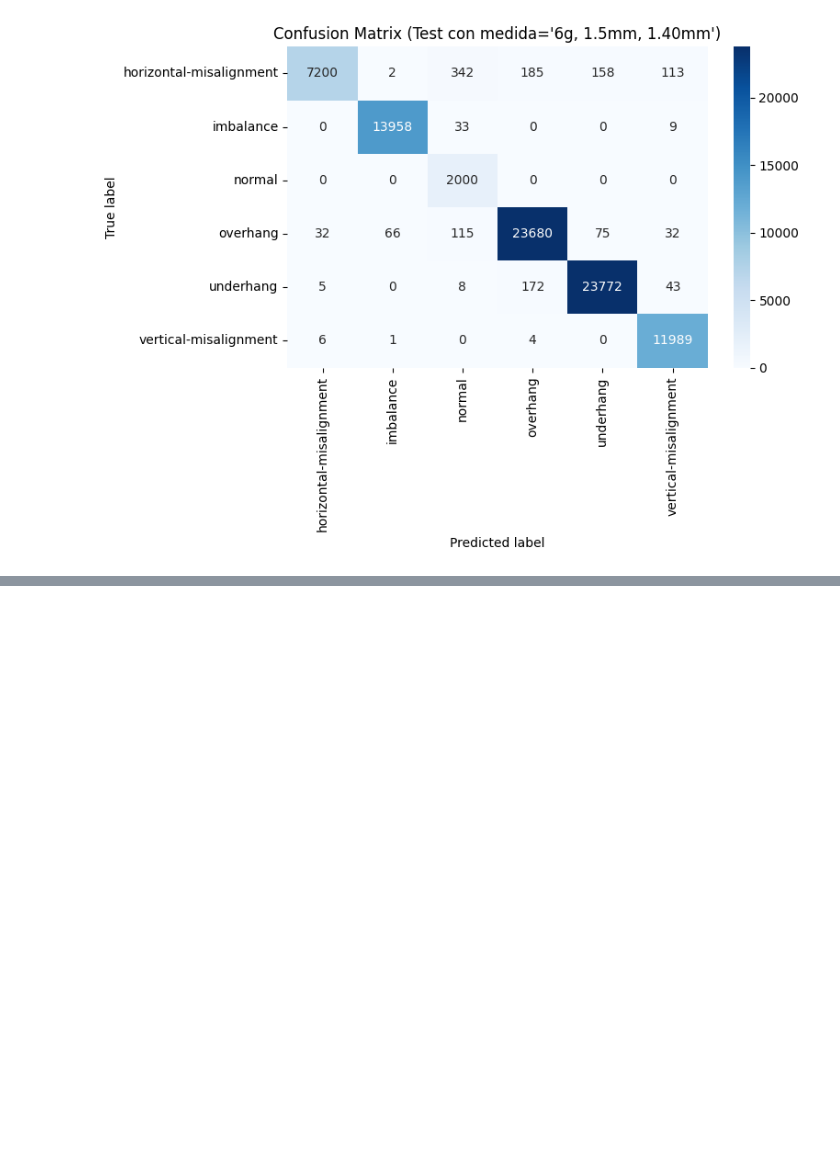
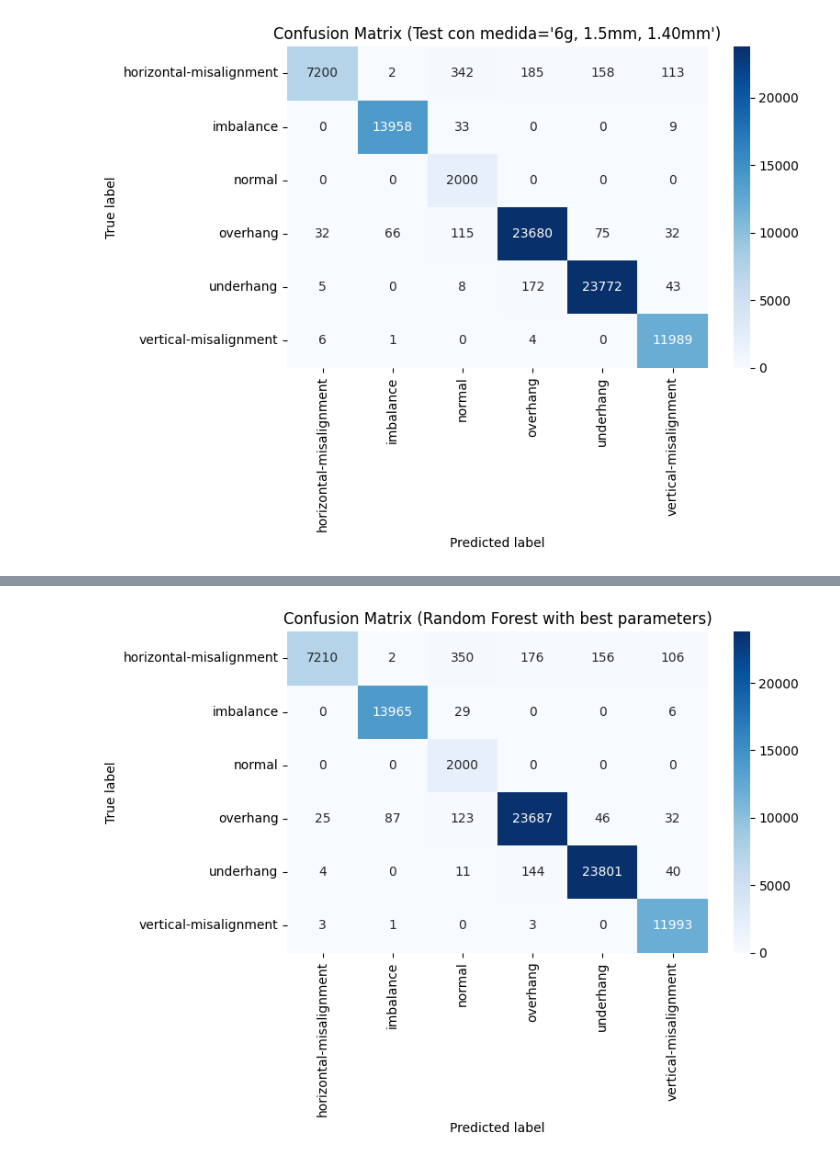
Before and after one commit to adriani94bil/Mantenimiento_Predictivo_PBL_grupo02, a Jupyter notebook: src/4_modelo_ML.ipynb, the cells around one changed output, grey strips where cells are left out. Cells and saved outputs as stored; diff of their text form; code cells hidden in the pictures; blank space fills up the shorter version.

Commit message:
baseline modelo, automatizacion modelos y ajuste de hipeparametros

```diff
--- a/src/4_modelo_ML.ipynb
+++ b/src/4_modelo_ML.ipynb
@@ -225,3 +225,78 @@ horizontal-misalignment       0.99      0.90      0.94      8000
               macro avg       0.96      0.98      0.97     84000
            weighted avg       0.98      0.98      0.98     84000
 [figure]
+# %%
+import pandas as pd
+from sklearn.ensemble import RandomForestClassifier
+from sklearn.model_selection import GridSearchCV
+from sklearn.metrics import accuracy_score, confusion_matrix, classification_report
+import seaborn as sns
+import matplotlib.pyplot as plt
+
+# Cargar el dataset
+df = pd.read_csv("ultimate.csv")
+
+# Selección de carpetas para entrenamiento y prueba
+df_train = df[(df["medida"] != "6g")]  # Para entrenar
+df_test  = df[(df["medida"] == "6g")]  # Para probar
+
+# Separar características y etiquetas
+X_train = df_train.drop(columns=["Hz", "medida", "Tipo"])
+y_train = df_train["Tipo"]
+
+X_test = df_test.drop(columns=["Hz", "medida", "Tipo"])
+y_test = df_test["Tipo"]
+
+# Función para ejecutar el modelo con GridSearchCV
+def run_classifier(model, param_grid, name):
+    # Búsqueda de hiperparámetros usando GridSearchCV
+    grid_search = GridSearchCV(estimator=model, param_grid=param_grid, cv=5, n_jobs=-1, verbose=1)
+    grid_search.fit(X_train, y_train)
+
+    print(f"Mejores parámetros para {name}: {grid_search.best_params_}")
+    best_model = grid_search.best_estimator_
+
+    # Predicciones y métricas
+    y_pred = best_model.predict(X_test)
+    acc = accuracy_score(y_test, y_pred)
+    cm = confusion_matrix(y_test, y_pred)
+    report = classification_report(y_test, y_pred)
+
+    print(f"Accuracy (test con 'medida' = 6g, '1.5mm', '1.40mm'): {acc:.2f}")
+    print("Matriz de Confusión:")
+    print(cm)
+    print("Reporte de Clasificación:")
+    print(report)
+
+    # Obtener todas las clases conocidas por el modelo
+    labels = sorted(best_model.classes_)  # Asegura incluir todas las clases del modelo
+
+    # Graficar la matriz de confusión
+    plt.figure(figsize=(8, 6))
+    sns.heatmap(
+        cm,
+        annot=True,
+        fmt='d',
+        cmap='Blues',
+        xticklabels=labels,
+        yticklabels=labels
+    )
+    plt.xlabel("Predicted label")
+    plt.ylabel("True label")
+    plt.title(f"Confusion Matrix ({name} with best parameters)")
+    plt.tight_layout()
+    plt.show()
+
+# Definir el modelo y el grid de parámetros para RandomForest
+rf = RandomForestClassifier(random_state=42)
+param_grid = {
+    'n_estimators': [100, 200],  # Número de árboles
+    'max_depth': [None, 10, 20],  # Profundidad máxima de los árboles
+    'min_samples_split': [2, 5],  # Número mínimo de muestras para dividir un nodo
+    'min_samples_leaf': [1, 2],   # Número mínimo de muestras para ser una hoja
+    'bootstrap': [True, False]    # Si se usa bootstrap
+}
+
+# Ejecutar el análisis con GridSearchCV
+run_classifier(rf, param_grid, 'Random Forest')
+# %% [output]
@@ -227,0 +320 @@ horizontal-misalignment       0.99      0.90      0.94      8000
+[figure, added]
```
Also changed, not shown: parts of 1 cell of this notebook, 4 other files.
